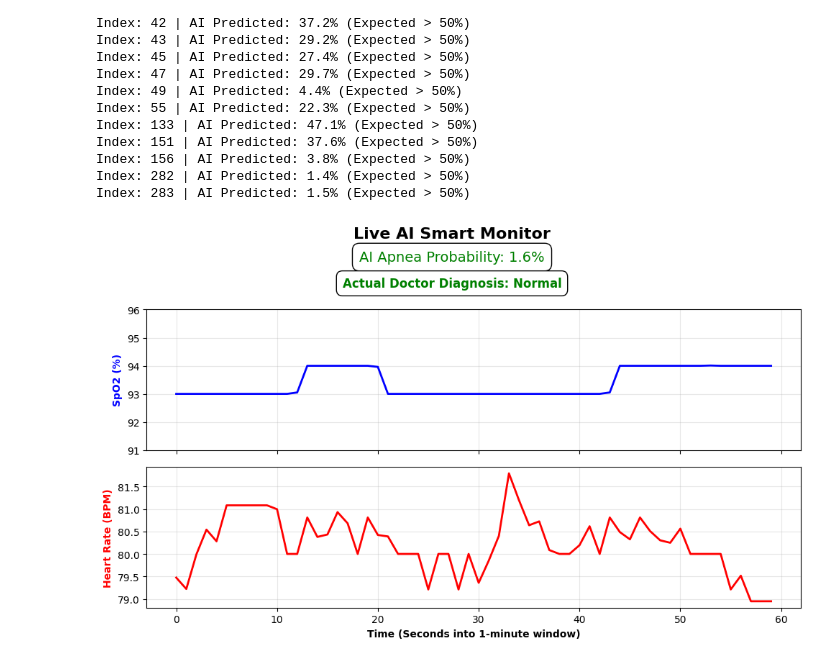
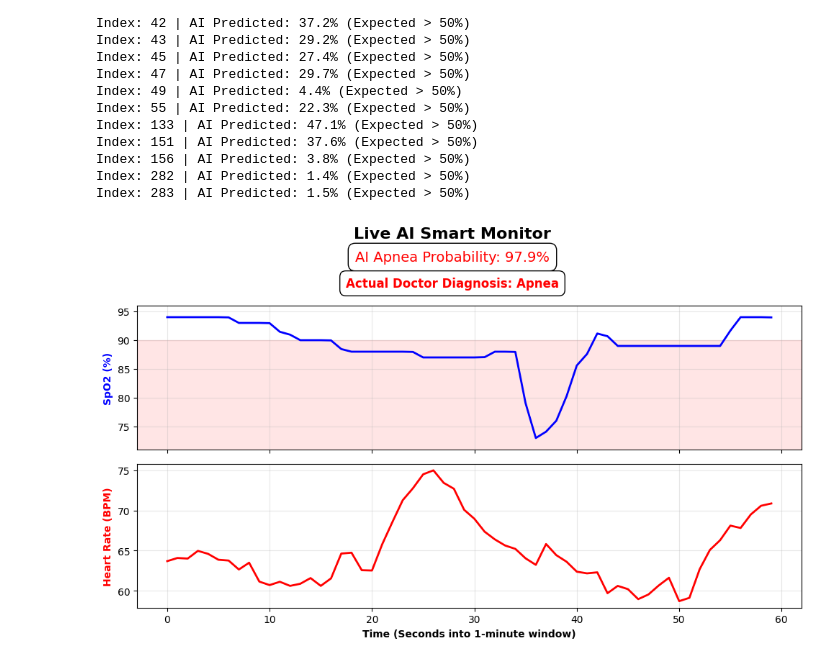
Before and after one commit to wang-yuancheng/mini-projects, a Jupyter notebook: time-series-transformer/train.ipynb, the cells around one changed output. Drawn from its saved outputs; the diff is of its cells as text; code cells hidden in the pictures.

```diff
--- a/time-series-transformer/train.ipynb
+++ b/time-series-transformer/train.ipynb
@@ -589,9 +589,9 @@ Index: 156 | AI Predicted: 3.8% (Expected > 50%)
 Index: 282 | AI Predicted: 1.4% (Expected > 50%)
 Index: 283 | AI Predicted: 1.5% (Expected > 50%)
 # %%
-# apnea_indices = np.where(y_test == 1)[0]
-# sample_idx = apnea_indices[0]
-sample_idx = 1
+apnea_indices = np.where(y_test == 1)[0]
+sample_idx = apnea_indices[23]
+# sample_idx = 1
 
 sample_X_raw = X_test[sample_idx]           # Shape: (60, 2) - unscaled values
 sample_X_scaled = X_test_scaled[sample_idx] # Shape: (60, 2) - Scaled values for inference
@@ -610,31 +610,31 @@ hr = sample_X_raw[:, 1]
 fig, (ax1, ax2) = plt.subplots(2, 1, figsize=(10, 6), sharex=True)
 fig.suptitle(f"Live AI Smart Monitor", fontsize=16, fontweight='bold')
 fig.text(0.5, 0.90, f"AI Apnea Probability: {probability:.1f}%",
          ha='center', fontsize=14,
          color='red' if probability > 50 else 'green',
          bbox=dict(facecolor='white', edgecolor='black', boxstyle='round,pad=0.5'))
 
 label_text = "Apnea" if true_label == 1 else "Normal"
 label_color = 'red' if true_label == 1 else 'green'
 
 fig.text(0.5, 0.84, f"Actual Doctor Diagnosis: {label_text}",
          ha='center', fontsize=12, fontweight='bold',
          color=label_color,
          bbox=dict(facecolor='white', edgecolor='black', boxstyle='round,pad=0.5'))
 
 
 ax1.plot(time_sec, spo2, color='blue', linewidth=2)
 ax1.set_ylabel('SpO2 (%)', color='blue', fontweight='bold')
 ax1.axhspan(0, 90, color='red', alpha=0.1) # Shaded danger zone below 90%
 ax1.set_ylim(min(spo2)-2, max(spo2)+2)
 ax1.grid(True, alpha=0.3)
 
 ax2.plot(time_sec, hr, color='red', linewidth=2)
 ax2.set_ylabel('Heart Rate (BPM)', color='red', fontweight='bold')
 ax2.set_xlabel('Time (Seconds into 1-minute window)', fontweight='bold')
 ax2.grid(True, alpha=0.3)
 
 plt.tight_layout(rect=[0, 0, 1, 0.88])
 plt.show()
 # %% [output]
-[figure, old version]
+[figure, new version]
```
Also changed, not shown: parts of 2 cells of this notebook, 1 other file.
